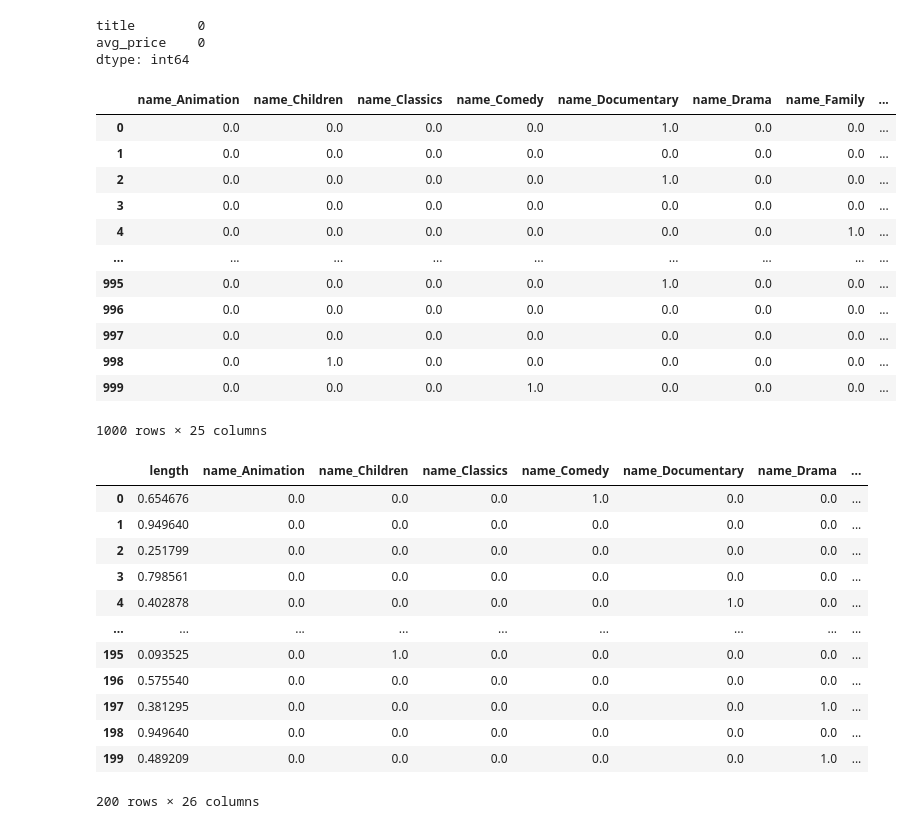
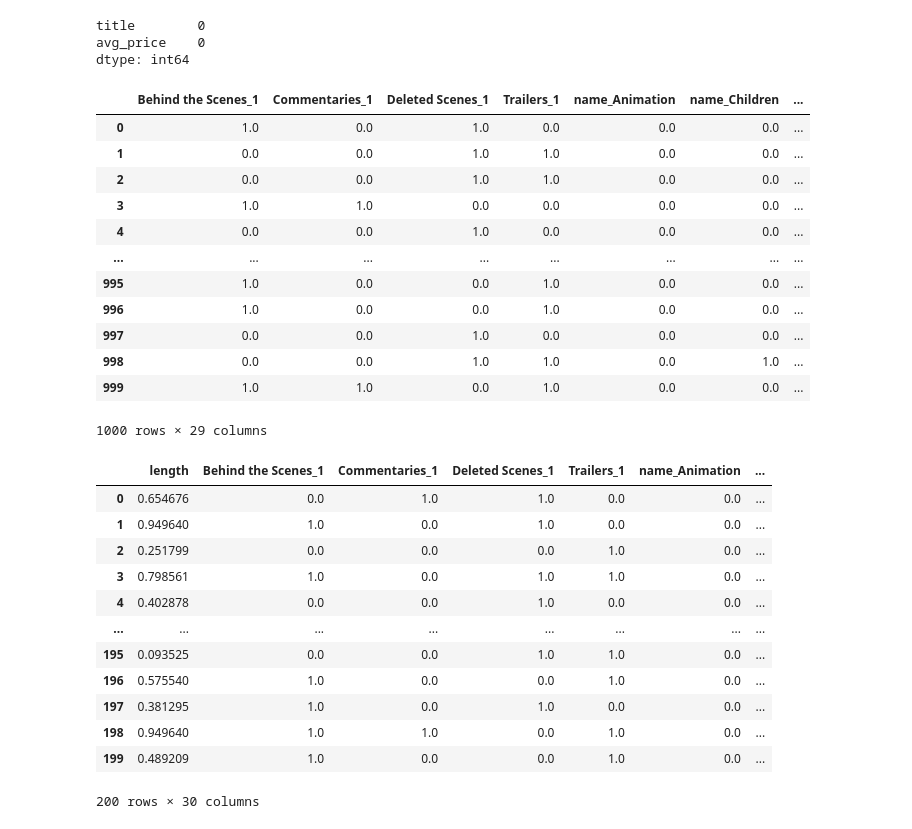
Before and after one commit to Xamweis/lab-predictions-logistic-regression, a Jupyter notebook: predictor2.ipynb, the cells around one changed output. Drawn from its saved outputs; the diff is of its cells as text; code cells hidden in the pictures.

```diff
--- a/predictor2.ipynb
+++ b/predictor2.ipynb
@@ -230,30 +246,30 @@ film_nums = film_lens.length
 # %%
 from sklearn.preprocessing import OneHotEncoder
 
-film_cats = pd.concat((film_categories.name, film_ratings.rating, film_durations.rental_duration, film_rates.rental_rate), axis=1)
+film_cats = pd.concat((film_bonus, film_categories.name, film_ratings.rating, film_durations.rental_duration, film_rates.rental_rate), axis=1)
 film_cats
 
 encoder = OneHotEncoder(drop='first').fit(pd.DataFrame(film_cats))
 encoded = encoder.transform(pd.DataFrame(film_cats)).toarray()
 
 cols = encoder.get_feature_names_out(input_features=film_cats.columns)
 
 onehot_encoded_cats = pd.DataFrame(encoded, columns=cols).astype(object)
 onehot_encoded_cats
 # %% [output]
-|  | name_Animation | name_Children | name_Classics | name_Comedy | name_Documentary | name_Drama | name_Family | ... |
-| 0 | 0.0 | 0.0 | 0.0 | 0.0 | 1.0 | 0.0 | 0.0 | ... |
-| 1 | 0.0 | 0.0 | 0.0 | 0.0 | 0.0 | 0.0 | 0.0 | ... |
-| 2 | 0.0 | 0.0 | 0.0 | 0.0 | 1.0 | 0.0 | 0.0 | ... |
-| 3 | 0.0 | 0.0 | 0.0 | 0.0 | 0.0 | 0.0 | 0.0 | ... |
-| 4 | 0.0 | 0.0 | 0.0 | 0.0 | 0.0 | 0.0 | 1.0 | ... |
-| ... | ... | ... | ... | ... | ... | ... | ... | ... |
-| 995 | 0.0 | 0.0 | 0.0 | 0.0 | 1.0 | 0.0 | 0.0 | ... |
-| 996 | 0.0 | 0.0 | 0.0 | 0.0 | 0.0 | 0.0 | 0.0 | ... |
-| 997 | 0.0 | 0.0 | 0.0 | 0.0 | 0.0 | 0.0 | 0.0 | ... |
-| 998 | 0.0 | 1.0 | 0.0 | 0.0 | 0.0 | 0.0 | 0.0 | ... |
-| 999 | 0.0 | 0.0 | 0.0 | 1.0 | 0.0 | 0.0 | 0.0 | ... |
+|  | Behind the Scenes_1 | Commentaries_1 | Deleted Scenes_1 | Trailers_1 | name_Animation | name_Children | ... |
+| 0 | 1.0 | 0.0 | 1.0 | 0.0 | 0.0 | 0.0 | ... |
+| 1 | 0.0 | 0.0 | 1.0 | 1.0 | 0.0 | 0.0 | ... |
+| 2 | 0.0 | 0.0 | 1.0 | 1.0 | 0.0 | 0.0 | ... |
+| 3 | 1.0 | 1.0 | 0.0 | 0.0 | 0.0 | 0.0 | ... |
+| 4 | 0.0 | 0.0 | 1.0 | 0.0 | 0.0 | 0.0 | ... |
+| ... | ... | ... | ... | ... | ... | ... | ... |
+| 995 | 1.0 | 0.0 | 0.0 | 1.0 | 0.0 | 0.0 | ... |
+| 996 | 1.0 | 0.0 | 0.0 | 1.0 | 0.0 | 0.0 | ... |
+| 997 | 0.0 | 0.0 | 1.0 | 0.0 | 0.0 | 0.0 | ... |
+| 998 | 0.0 | 0.0 | 1.0 | 1.0 | 0.0 | 1.0 | ... |
+| 999 | 1.0 | 1.0 | 0.0 | 1.0 | 0.0 | 0.0 | ... |
-1000 rows × 25 columns
+1000 rows × 29 columns
 # %%
 from sklearn.model_selection import train_test_split
 
@@ -281,19 +297,19 @@ X_train_final = pd.concat((X_train_norm, X_cat_train), axis=1)
 X_test_final = pd.concat((X_test_norm, X_cat_test), axis=1)
 X_test_final
 # %% [output]
-|  | length | name_Animation | name_Children | name_Classics | name_Comedy | name_Documentary | name_Drama | ... |
-| 0 | 0.654676 | 0.0 | 0.0 | 0.0 | 1.0 | 0.0 | 0.0 | ... |
-| 1 | 0.949640 | 0.0 | 0.0 | 0.0 | 0.0 | 0.0 | 0.0 | ... |
-| 2 | 0.251799 | 0.0 | 0.0 | 0.0 | 0.0 | 0.0 | 0.0 | ... |
-| 3 | 0.798561 | 0.0 | 0.0 | 0.0 | 0.0 | 0.0 | 0.0 | ... |
-| 4 | 0.402878 | 0.0 | 0.0 | 0.0 | 0.0 | 1.0 | 0.0 | ... |
-| ... | ... | ... | ... | ... | ... | ... | ... | ... |
-| 195 | 0.093525 | 0.0 | 1.0 | 0.0 | 0.0 | 0.0 | 0.0 | ... |
-| 196 | 0.575540 | 0.0 | 0.0 | 0.0 | 0.0 | 0.0 | 0.0 | ... |
-| 197 | 0.381295 | 0.0 | 0.0 | 0.0 | 0.0 | 0.0 | 1.0 | ... |
-| 198 | 0.949640 | 0.0 | 0.0 | 0.0 | 0.0 | 0.0 | 0.0 | ... |
-| 199 | 0.489209 | 0.0 | 0.0 | 0.0 | 0.0 | 0.0 | 1.0 | ... |
+|  | length | Behind the Scenes_1 | Commentaries_1 | Deleted Scenes_1 | Trailers_1 | name_Animation | ... |
+| 0 | 0.654676 | 0.0 | 1.0 | 1.0 | 0.0 | 0.0 | ... |
+| 1 | 0.949640 | 1.0 | 0.0 | 1.0 | 0.0 | 0.0 | ... |
+| 2 | 0.251799 | 0.0 | 0.0 | 0.0 | 1.0 | 0.0 | ... |
+| 3 | 0.798561 | 1.0 | 0.0 | 1.0 | 1.0 | 0.0 | ... |
+| 4 | 0.402878 | 0.0 | 0.0 | 1.0 | 0.0 | 0.0 | ... |
+| ... | ... | ... | ... | ... | ... | ... | ... |
+| 195 | 0.093525 | 0.0 | 0.0 | 1.0 | 1.0 | 0.0 | ... |
+| 196 | 0.575540 | 1.0 | 0.0 | 0.0 | 1.0 | 0.0 | ... |
+| 197 | 0.381295 | 1.0 | 0.0 | 1.0 | 0.0 | 0.0 | ... |
+| 198 | 0.949640 | 1.0 | 1.0 | 0.0 | 1.0 | 0.0 | ... |
+| 199 | 0.489209 | 1.0 | 0.0 | 0.0 | 1.0 | 0.0 | ... |
-200 rows × 26 columns
+200 rows × 30 columns
 # %%
 corr = pd.concat((X_cat_train, y_train) ,axis=1).corr()
 corr.rented.sort_values()
```
Also changed, not shown: parts of 9 cells of this notebook, 1 other file.
